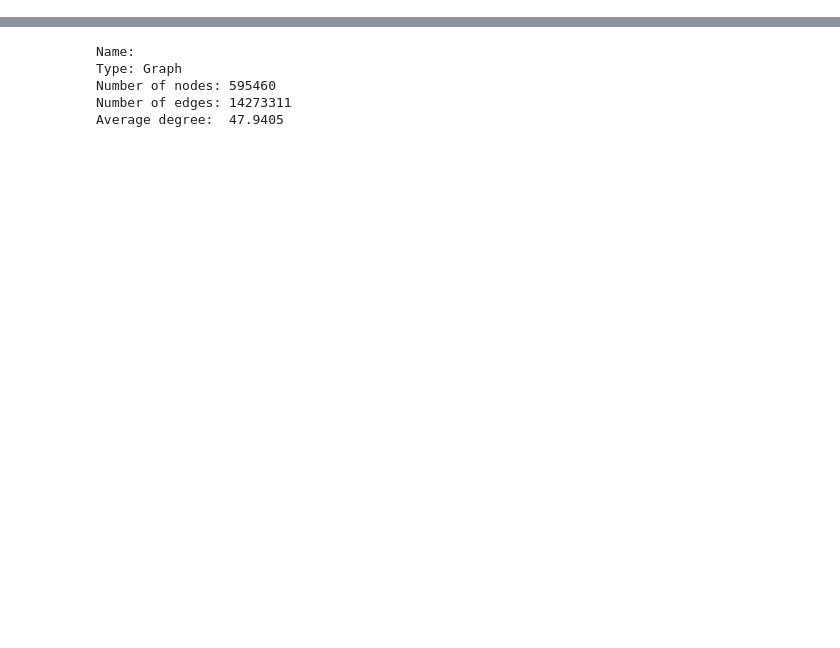
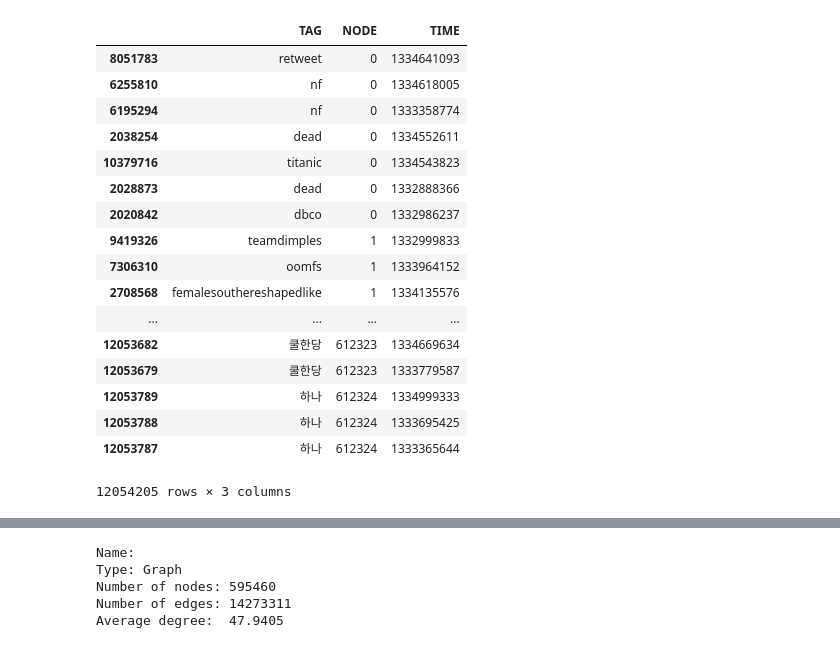
Before and after one commit to MateuszZet/Source_in_graph, a Jupyter notebook: Source_in_graph.ipynb, the cells around one changed output, grey strips where cells are left out. Drawn from its saved outputs; the diff is of its cells as text; code cells hidden in the pictures; blank space fills up the shorter version.

```diff
--- a/Source_in_graph.ipynb
+++ b/Source_in_graph.ipynb
@@ -0,0 +5,21 @@
+# %%
+df.sort_values('NODE')
+# %% [output]
+|  | TAG | NODE | TIME |
+| 8051783 | retweet | 0 | 1334641093 |
+| 6255810 | nf | 0 | 1334618005 |
+| 6195294 | nf | 0 | 1333358774 |
+| 2038254 | dead | 0 | 1334552611 |
+| 10379716 | titanic | 0 | 1334543823 |
+| 2028873 | dead | 0 | 1332888366 |
+| 2020842 | dbco | 0 | 1332986237 |
+| 9419326 | teamdimples | 1 | 1332999833 |
+| 7306310 | oomfs | 1 | 1333964152 |
+| 2708568 | femalesouthereshapedlike | 1 | 1334135576 |
+| ... | ... | ... | ... |
+| 12053682 | 쿨한당 | 612323 | 1334669634 |
+| 12053679 | 쿨한당 | 612323 | 1333779587 |
+| 12053789 | 하나 | 612324 | 1334999333 |
+| 12053788 | 하나 | 612324 | 1333695425 |
+| 12053787 | 하나 | 612324 | 1333365644 |
+12054205 rows × 3 columns
```
Also changed, not shown: parts of 23 cells of this notebook, 6 other files.
